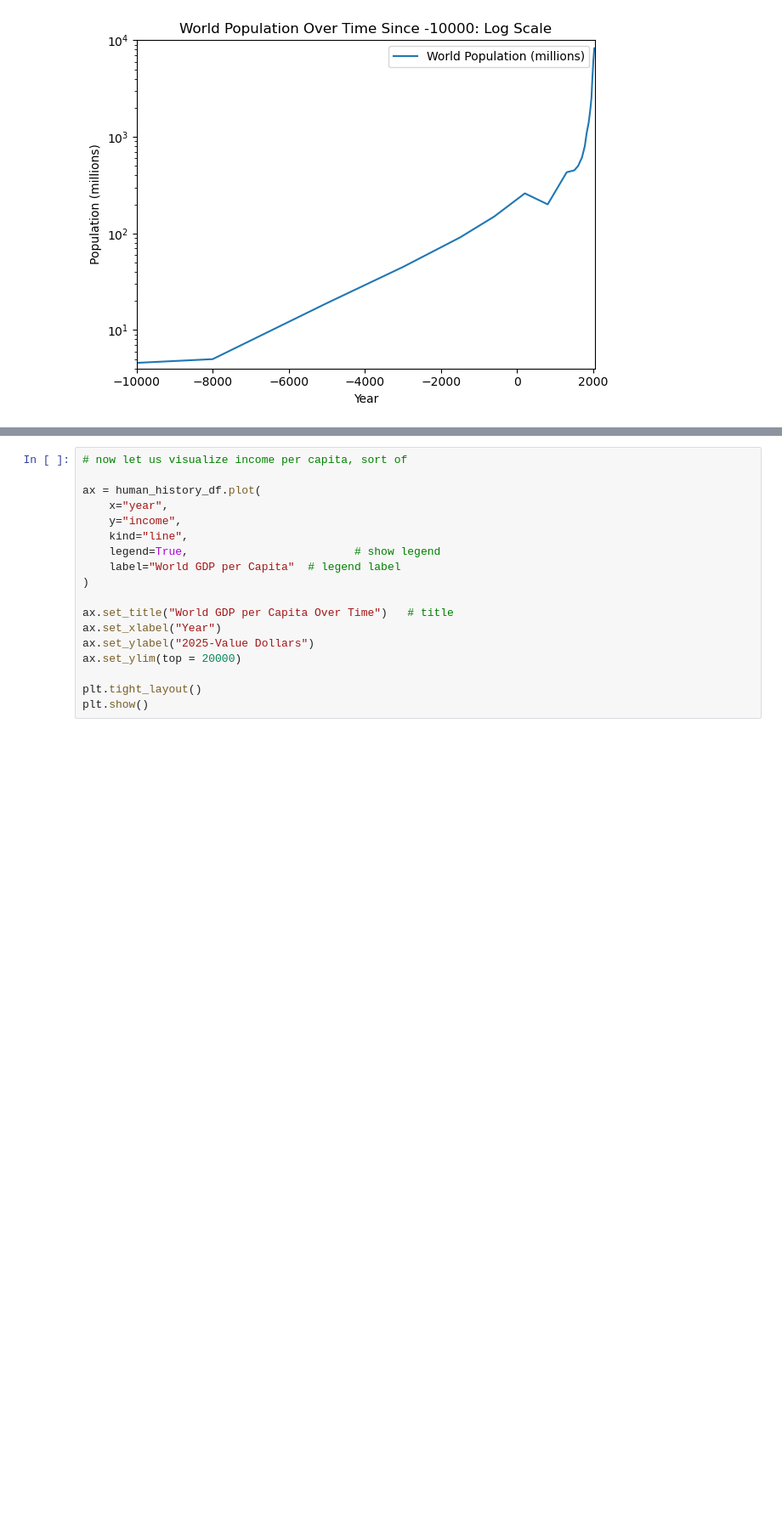
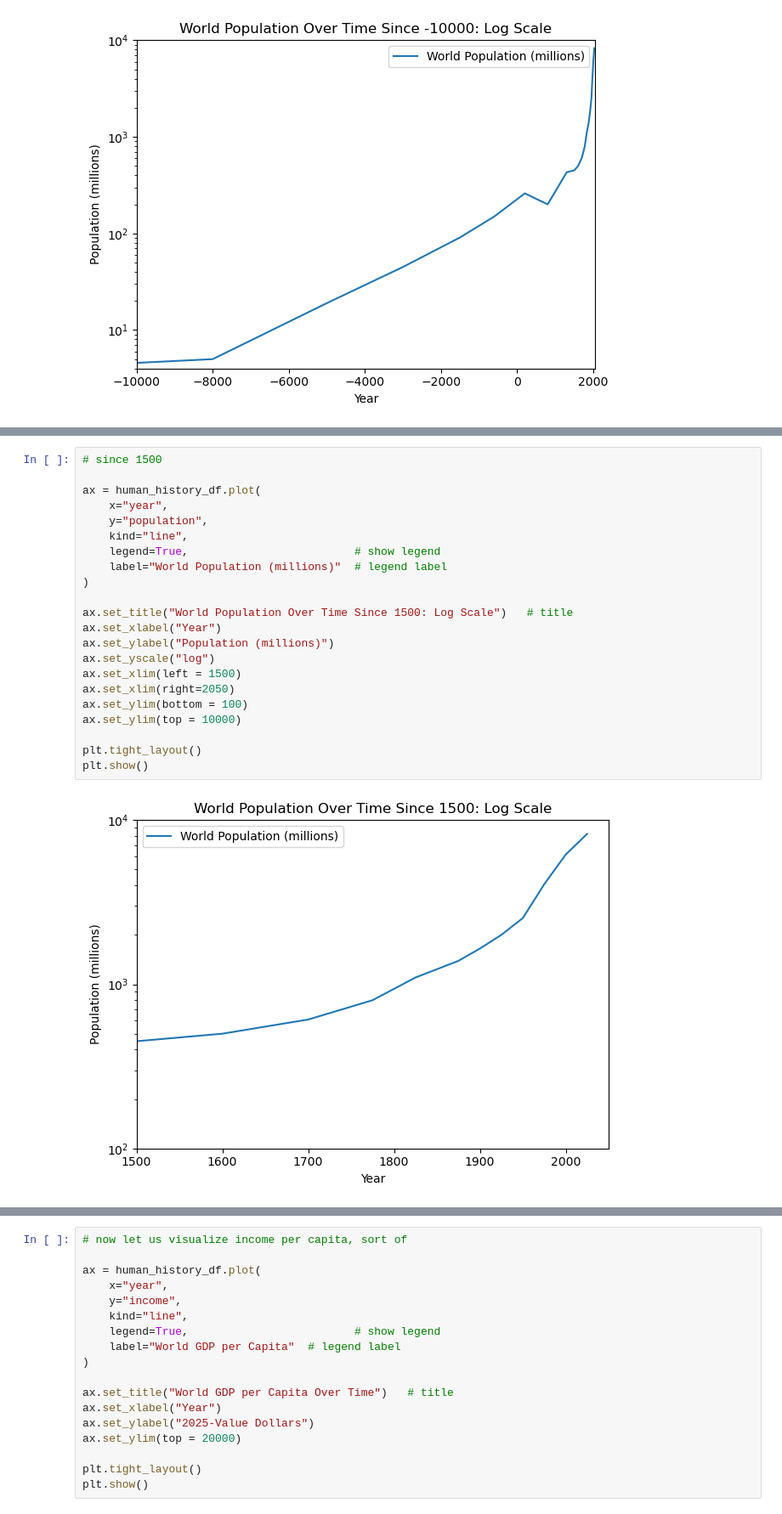
Before and after one commit to braddelong/working_20251227, a Jupyter notebook: 2026-01-20-PLANNED-econ-196-week-1-pop-income.ipynb, the cells around one changed output, grey strips where cells are left out. Shown: that part at 85% size. Saved outputs shown, nothing was run; the diff lists cells and outputs as text; blank space fills up the shorter version.

```diff
--- a/2026-01-20-econ-196-week-1-pop-income-FINAL.ipynb
+++ b/2026-01-20-PLANNED-econ-196-week-1-pop-income.ipynb
@@ -700,0 +597,24 @@ plt.show()
+# %%
+# since 1500
+
+ax = human_history_df.plot(
+    x="year",
+    y="population",
+    kind="line",
+    legend=True,                         # show legend
+    label="World Population (millions)"  # legend label
+)
+
+ax.set_title("World Population Over Time Since 1500: Log Scale")   # title
+ax.set_xlabel("Year")
+ax.set_ylabel("Population (millions)")
+ax.set_yscale("log")
+ax.set_xlim(left = 1500)
+ax.set_xlim(right=2050)
+ax.set_ylim(bottom = 100)
+ax.set_ylim(top = 10000)
+
+plt.tight_layout()
+plt.show()
+# %% [output]
+[figure, added]
```
Also changed, not shown: parts of 19 cells of this notebook, 14 other files.
